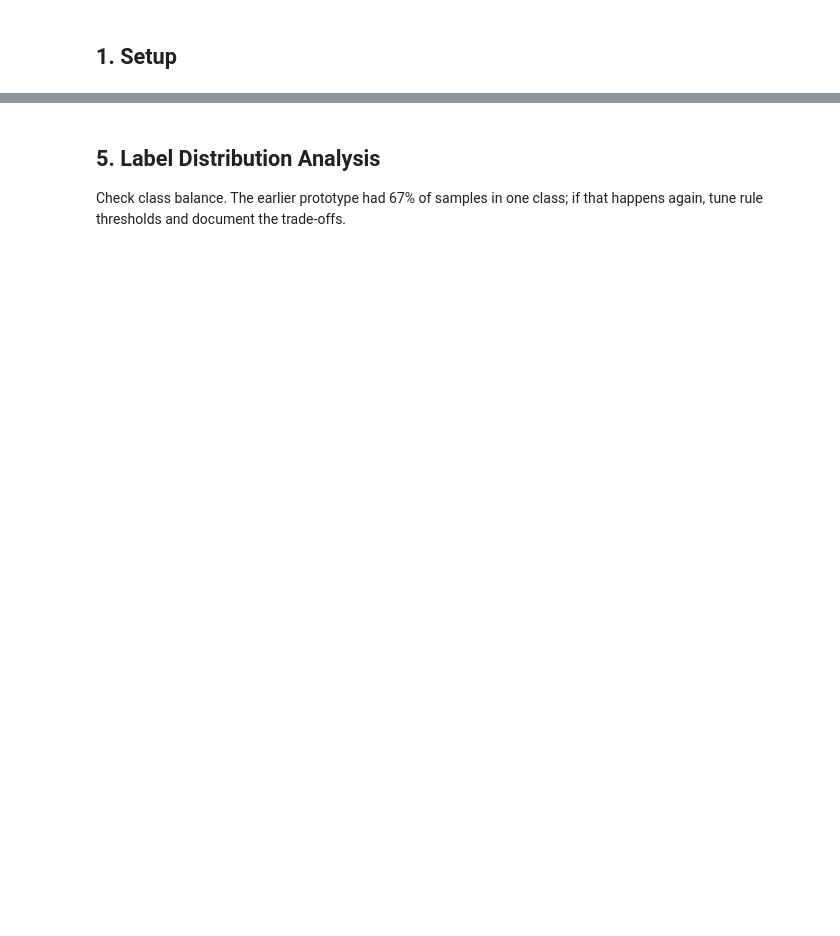
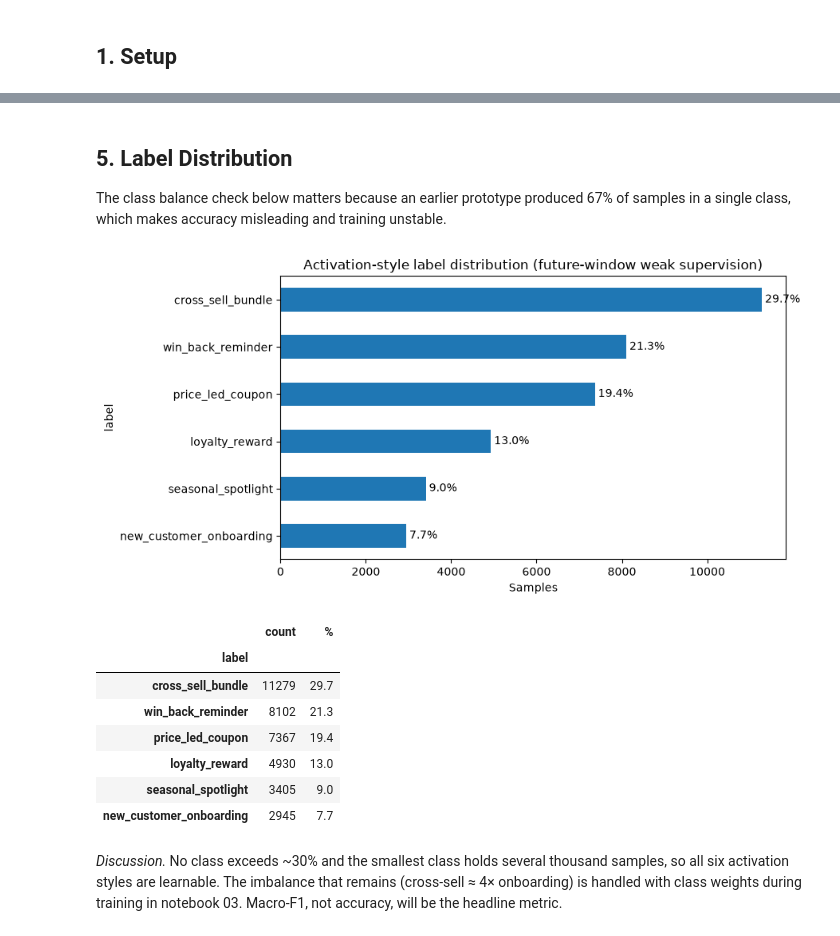
Before and after one commit to marwahfaraj/agentic-campaign-strategist, a Jupyter notebook: notebooks/02_features_and_labels.ipynb, the cells around one changed output, grey strips where cells are left out. Cells and saved outputs as stored; diff of their text form; code cells hidden in the pictures; blank space fills up the shorter version.

```diff
--- a/notebooks/02_features_and_labels.ipynb
+++ b/notebooks/02_features_and_labels.ipynb
@@ -12,8 +10,7 @@
 # %% [markdown]
 ## 1. Setup
 # %%
-# Setup: make the src/ package importable.
-# Run once from the repo root if not installed yet:  pip install -e .
+# Make the src/ package importable when running from the notebooks/ folder.
 import sys
 from pathlib import Path
 
@@ -25,6 +22,7 @@ import numpy as np
 import pandas as pd
 import matplotlib.pyplot as plt
 
+pd.set_option('display.max_columns', None)
 RANDOM_STATE = 7
 np.random.seed(RANDOM_STATE)
 # %% [markdown]
@@ -72,0 +56,19 @@ PREDICTION_HORIZON = 4 # future weeks used ONLY for labeling
+# %%
+from campaign_strategist.features import build_sequence_dataset
+
+SEQUENCE_LENGTH = 12
+PREDICTION_HORIZON = 4
+
+dataset = build_sequence_dataset(
+    transactions,
+    sequence_length=SEQUENCE_LENGTH,
+    prediction_horizon=PREDICTION_HORIZON,
+    top_n_categories=8,
+    min_window_active_weeks=2,
+)
+
+print('Sequence tensor :', dataset.x.shape, '(samples, weeks, features)')
+print('Labels          :', dataset.y.shape)
+print('Abstained       :', f'{dataset.n_abstained:,} samples (no clear future signal)')
+print('Households      :', dataset.sample_index.household_id.nunique())
+print('Features        :', dataset.feature_names)
@@ -73,4 +97,4 @@ PREDICTION_HORIZON = 4 # future weeks used ONLY for labeling
 # %% [markdown]
-## 5. Label Distribution Analysis
+## 5. Label Distribution
 
-Check class balance. The earlier prototype had 67% of samples in one class; if that happens again, tune rule thresholds and document the trade-offs.
+The class balance check below matters because an earlier prototype produced 67% of samples in a single class, which makes accuracy misleading and training unstable.
@@ -82,0 +101,26 @@ Check class balance. The earlier prototype had 67% of samples in one class; if t
+# %%
+label_counts = dataset.sample_index['label'].value_counts()
+label_share = (label_counts / len(dataset.sample_index) * 100).round(1)
+
+fig, ax = plt.subplots(figsize=(9, 4.5))
+label_counts.sort_values().plot(kind='barh', ax=ax)
+ax.set_title('Activation-style label distribution (future-window weak supervision)')
+ax.set_xlabel('Samples')
+for i, (name, n) in enumerate(label_counts.sort_values().items()):
+    ax.text(n, i, f' {label_share[name]}%', va='center')
+plt.tight_layout()
+plt.show()
+
+pd.concat([label_counts, label_share.rename('%')], axis=1)
+# %% [output]
+[figure, added]
+|  | count | % |
+| label |  |  |
+| cross_sell_bundle | 11279 | 29.7 |
+| win_back_reminder | 8102 | 21.3 |
+| price_led_coupon | 7367 | 19.4 |
+| loyalty_reward | 4930 | 13.0 |
+| seasonal_spotlight | 3405 | 9.0 |
+| new_customer_onboarding | 2945 | 7.7 |
+# %% [markdown]
+*Discussion.* No class exceeds ~30% and the smallest class holds several thousand samples, so all six activation styles are learnable. The imbalance that remains (cross-sell ≈ 4× onboarding) is handled with class weights during training in notebook 03. Macro-F1, not accuracy, will be the headline metric.
```
Also changed, not shown: parts of 18 cells of this notebook, 6 other files.
